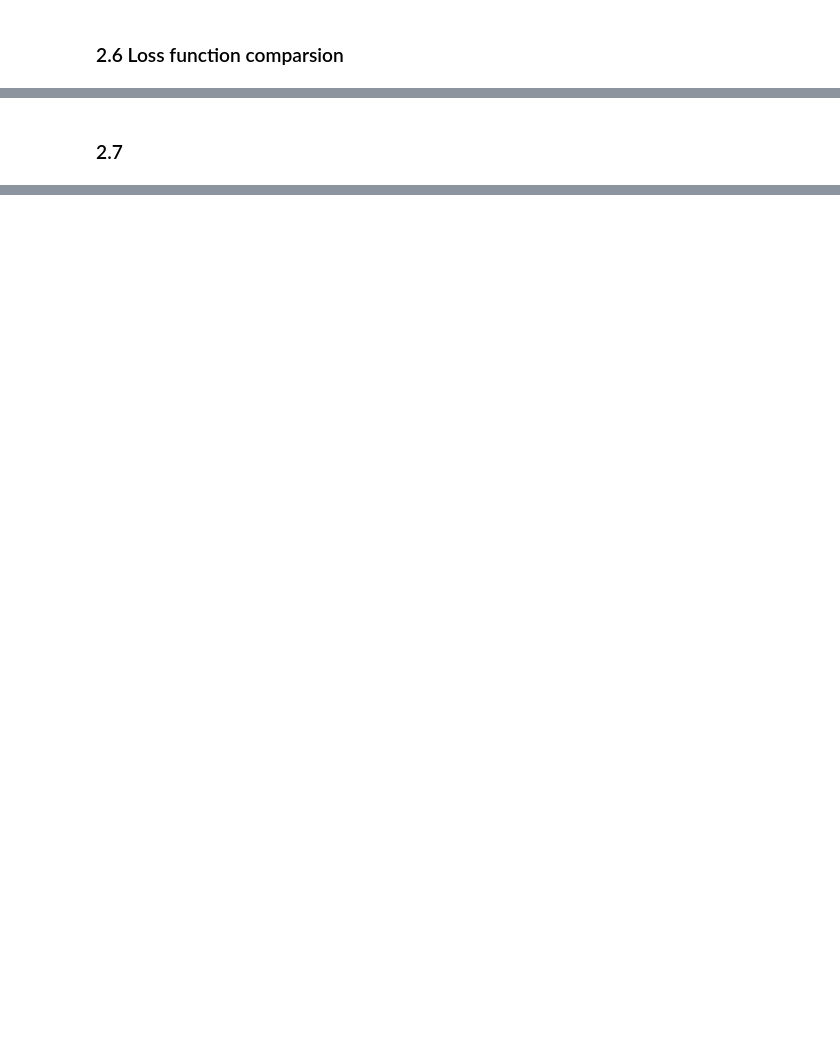
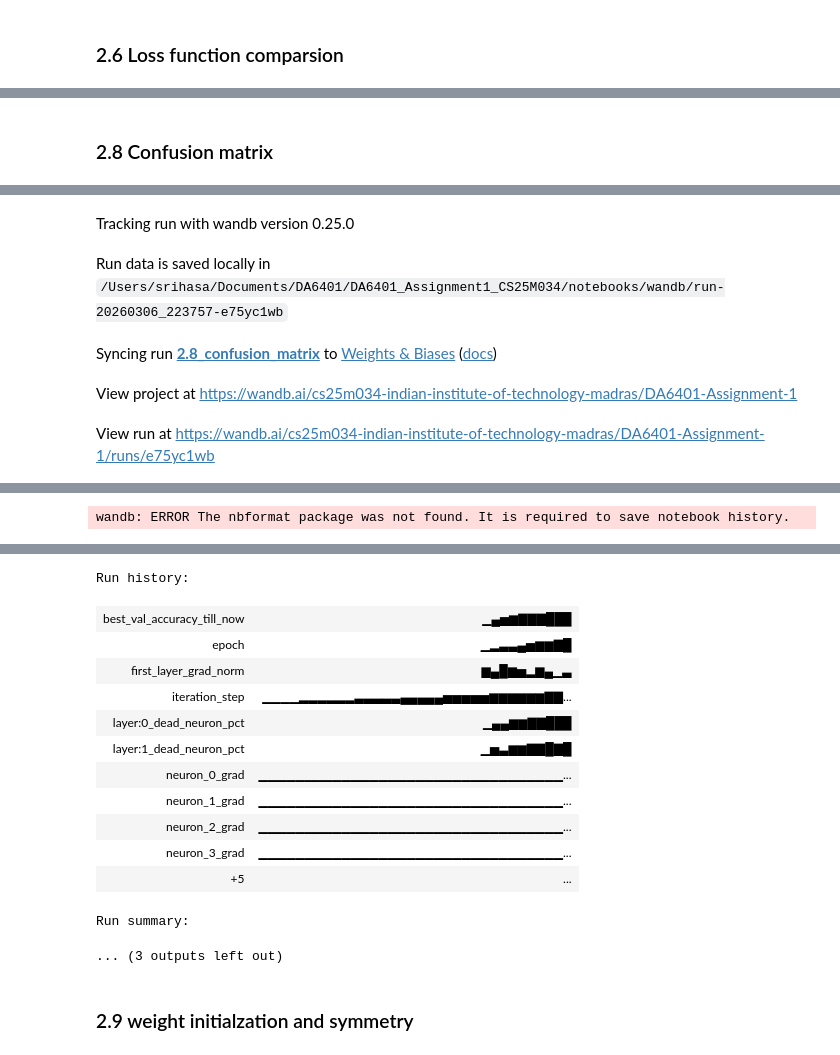
Before and after one commit to ogirala-srihasa/DA6401-Assignment1-CS25M034, a Jupyter notebook: notebooks/wandb_report.ipynb, the cells around one changed output, grey strips where cells are left out. Saved outputs shown, nothing was run; the diff lists cells and outputs as text; code cells hidden in the pictures; blank space fills up the shorter version.

```diff
--- a/notebooks/wandb_report.ipynb
+++ b/notebooks/wandb_report.ipynb
@@ -326,2 +380,37 @@ Run history:
 # %% [markdown]
-### 2.7
+### 2.8 Confusion matrix
+# %%
+from inference import cmatrix
+x_train,y_train,x_test,y_test = load_mnist()
+
+wandb.init(
+    project = PROJECT_NAME,
+    name = f"2.8_confusion_matrix",
+    config = {
+        "optimizer": 'rmsprop',
+        "epochs": 10,
+        "num_layers": 2,
+        "hidden_size": [128, 128],
+        "activation": "relu",
+        "loss": 'cross_entropy'
+    }
+)
+
+args = MockArgs()
+args.dataset = 'mnist'
+args.loss = 'cross_entropy'
+args.learning_rate = 0.001
+args.weight_decay = 0.0
+args.optimizer = 'rmsprop'
+args.activation = 'relu'
+args.weight_init = 'xavier'
+args.num_layers = 2
+args.hidden_size = [128, 128]
+
+model = NeuralNetwork(args)
+model.train(x_train, y_train, epochs = 10,batch_size= 128)
+ypred,ytest = cmatrix(model,x_test,y_test)
+wandb.log({'confusion_matrix': wandb.plot.confusion_matrix(preds=ypred.flatten(), y_true=ytest.flatten(), class_names=[str(i) for i in range(10)])})
+
+wandb.finish()
+# %% [output]
@@ -327,0 +418,5 @@ Run history:
+Tracking run with wandb version 0.25.0
+Run data is saved locally in /Users/srihasa/Documents/DA6401/DA6401_Assignment1_CS25M034/notebooks/wandb/run-20260306_223757-e75yc1wb
+Syncing run 2.8_confusion_matrix to Weights & Biases (docs)
+View project at https://wandb.ai/cs25m034-indian-institute-of-technology-madras/DA6401-Assignment-1
+View run at https://wandb.ai/cs25m034-indian-institute-of-technology-madras/DA6401-Assignment-1/runs/e75yc1wb
@@ -327,0 +433 @@ Run history:
+wandb: ERROR The nbformat package was not found. It is required to save notebook history.
@@ -327,0 +435,16 @@ Run history:
+Run history:
+| best_val_accuracy_till_now | ▁▄▅▆▇▇▇███ |
+| epoch | ▁▂▃▃▄▅▆▆▇█ |
+| first_layer_grad_norm | ▆▄█▆▅▂▆▄▁▃ |
+| iteration_step | ▁▁▁▁▂▂▂▂▂▂▃▃▃▃▃▄▄▄▄▄▅▅▅▅▅▆▆▆▆▆▆▇▇... |
+| layer:0_dead_neuron_pct | ▁▄▄▆▆▇▇███ |
+| layer:1_dead_neuron_pct | ▁▅▃▆▆▇▇█▇█ |
+| neuron_0_grad | ▁▁▁▁▁▁▁▁▁▁▁▁▁▁▁▁▁▁▁▁▁▁▁▁▁▁▁▁▁▁▁▁▁... |
+| neuron_1_grad | ▁▁▁▁▁▁▁▁▁▁▁▁▁▁▁▁▁▁▁▁▁▁▁▁▁▁▁▁▁▁▁▁▁... |
+| neuron_2_grad | ▁▁▁▁▁▁▁▁▁▁▁▁▁▁▁▁▁▁▁▁▁▁▁▁▁▁▁▁▁▁▁▁▁... |
+| neuron_3_grad | ▁▁▁▁▁▁▁▁▁▁▁▁▁▁▁▁▁▁▁▁▁▁▁▁▁▁▁▁▁▁▁▁▁... |
+| +5 | ... |
+Run summary:
+... (3 outputs left out)
+# %% [markdown]
+### 2.9 weight initialzation and symmetry
```
Also changed, not shown: parts of 14 cells of this notebook, 6 other files.
